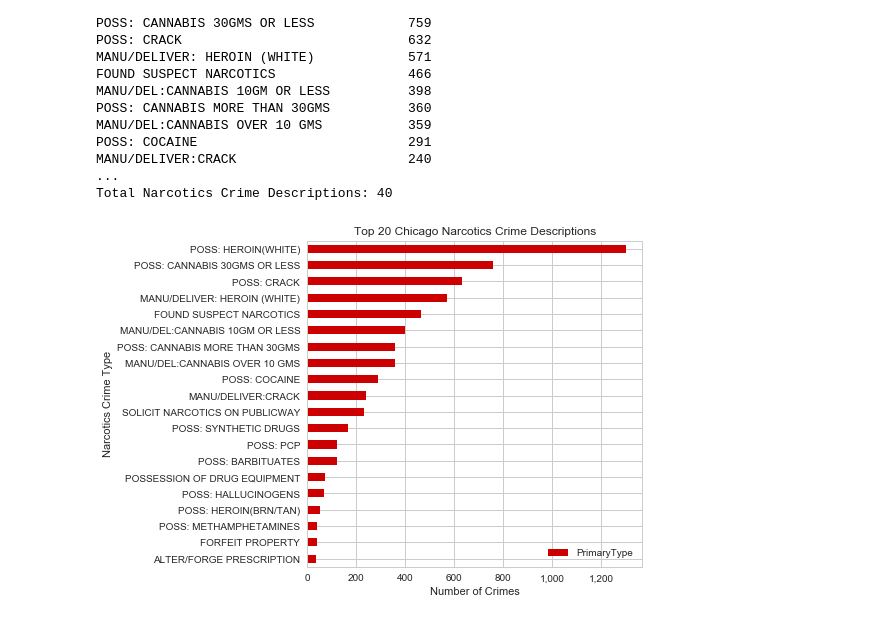
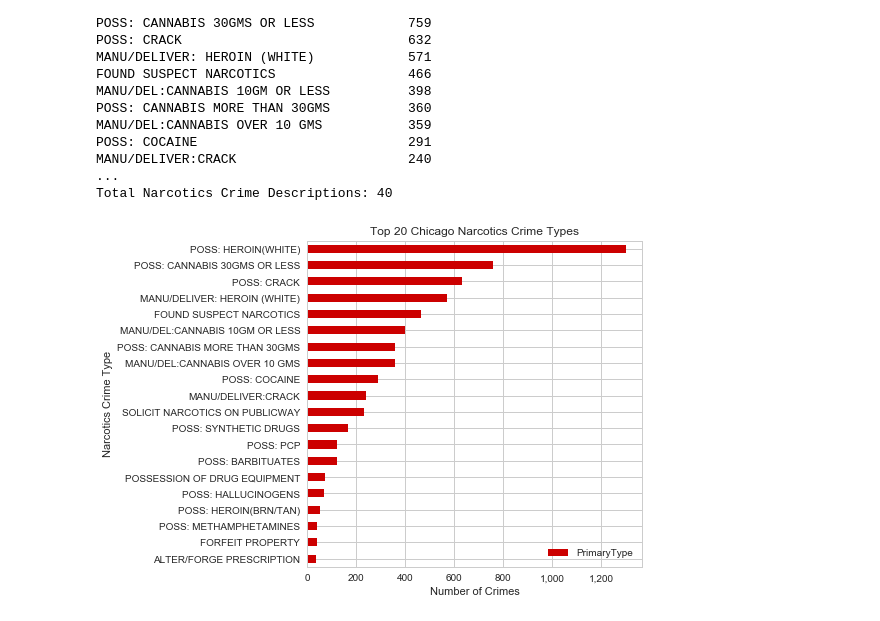
Before and after one commit to RandomFractals/ChicagoCrimes, a Jupyter notebook: notebooks/csv-data-preview.ipynb, the cells around one changed output. Drawn from its saved outputs; the diff is of its cells as text; code cells hidden in the pictures.

Commit message:
changed Descriptions to Types for top 20 narcotics crime chart

```diff
--- a/notebooks/csv-data-preview.ipynb
+++ b/notebooks/csv-data-preview.ipynb
@@ -231,12 +231,12 @@ Total Narcotics Crime Descriptions: 40
 # %%
 # plot top 20 narcotics crimes
 narcotics_crimes[:20].sort_values(by='PrimaryType', ascending=True)\
 .plot(kind='barh', figsize=(6,6), color='#cc0000')
-plt.title('Top 20 Chicago Narcotics Crime Descriptions')
+plt.title('Top 20 Chicago Narcotics Crime Types')
 plt.xlabel('Number of Crimes')
 plt.ylabel('Narcotics Crime Type')
 ax = plt.gca()
 ax.xaxis.set_major_formatter(ticker.StrMethodFormatter('{x:,.0f}'))
 plt.show()
 # %% [output]
-[figure, old version]
+[figure, new version]
```
Also changed, not shown: parts of 2 cells of this notebook.
